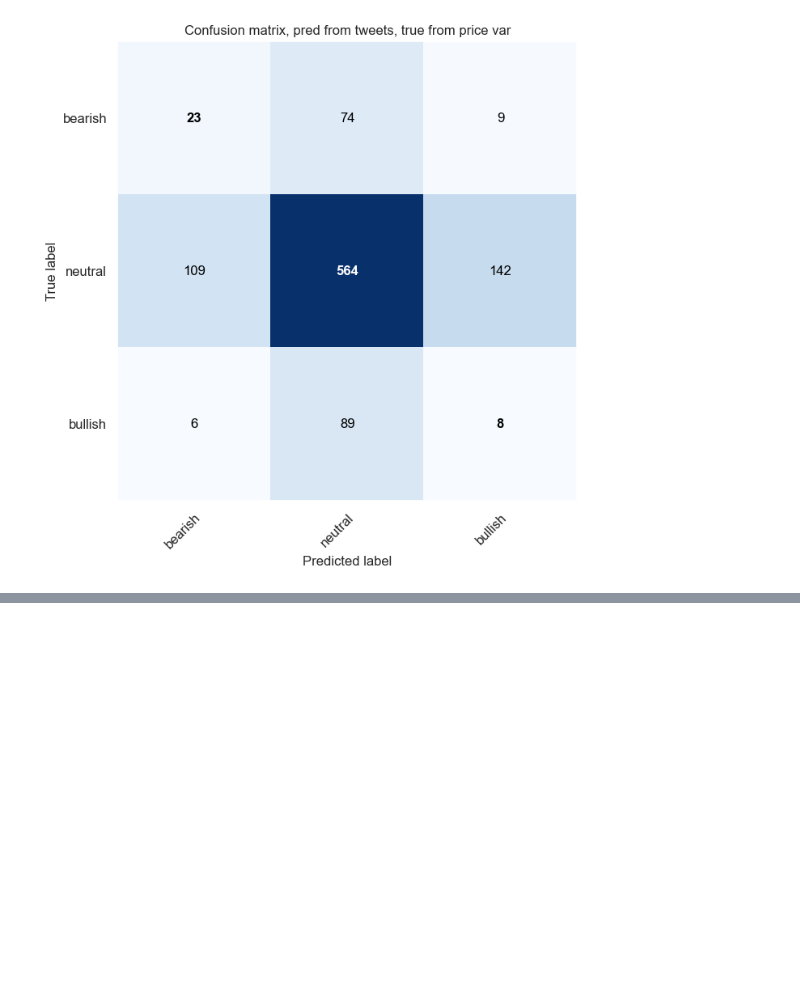
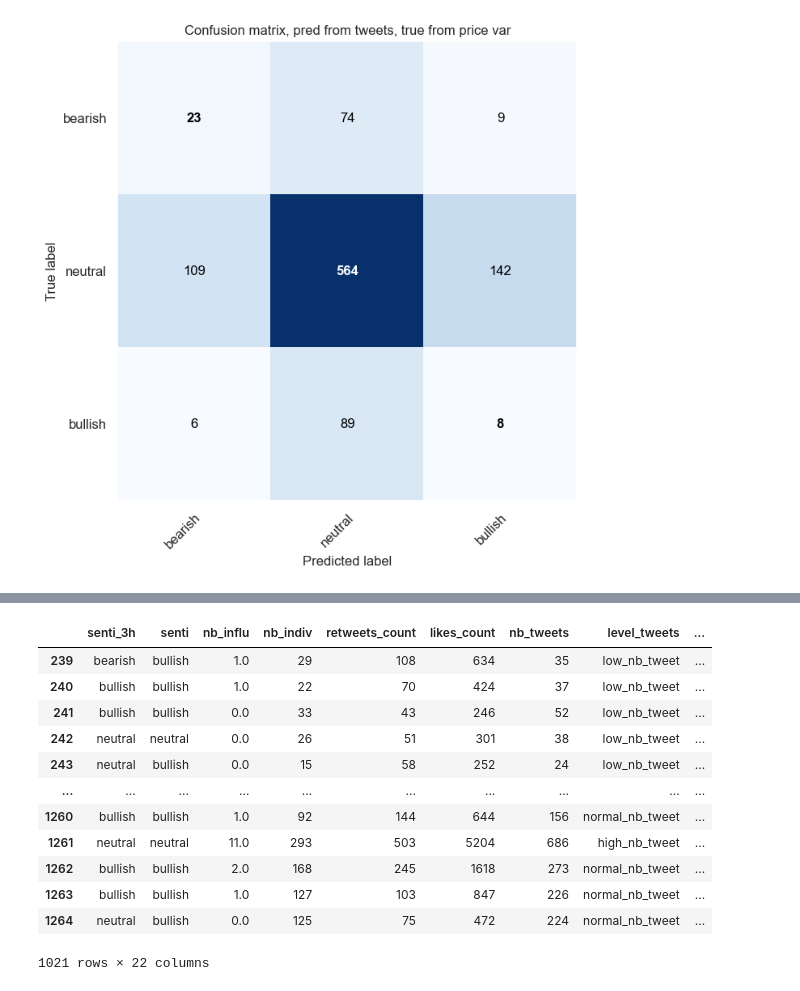
Before and after one commit to jeugregg/TokenSentiment, a Jupyter notebook: 01_data_exploration.ipynb, the cells around one changed output, grey strips where cells are left out. Drawn from its saved outputs; the diff is of its cells as text; code cells hidden in the pictures; blank space fills up the shorter version.

```diff
--- a/01_data_exploration.ipynb
+++ b/01_data_exploration.ipynb
@@ -2058,0 +2100,17 @@ Confusion matrix, without normalization
+# %%
+df_nb = df_senti.merge(df_nb, how='inner', left_index=True, right_on='Date', suffixes=(False, False))
+df_nb
+# %% [output]
+|  | senti_3h | senti | nb_influ | nb_indiv | retweets_count | likes_count | nb_tweets | level_tweets | ... |
+| 239 | bearish | bullish | 1.0 | 29 | 108 | 634 | 35 | low_nb_tweet | ... |
+| 240 | bullish | bullish | 1.0 | 22 | 70 | 424 | 37 | low_nb_tweet | ... |
+| 241 | bullish | bullish | 0.0 | 33 | 43 | 246 | 52 | low_nb_tweet | ... |
+| 242 | neutral | neutral | 0.0 | 26 | 51 | 301 | 38 | low_nb_tweet | ... |
+| 243 | neutral | bullish | 0.0 | 15 | 58 | 252 | 24 | low_nb_tweet | ... |
+| ... | ... | ... | ... | ... | ... | ... | ... | ... | ... |
+| 1260 | bullish | bullish | 1.0 | 92 | 144 | 644 | 156 | normal_nb_tweet | ... |
+| 1261 | neutral | neutral | 11.0 | 293 | 503 | 5204 | 686 | high_nb_tweet | ... |
+| 1262 | bullish | bullish | 2.0 | 168 | 245 | 1618 | 273 | normal_nb_tweet | ... |
+| 1263 | bullish | bullish | 1.0 | 127 | 103 | 847 | 226 | normal_nb_tweet | ... |
+| 1264 | neutral | bullish | 0.0 | 125 | 75 | 472 | 224 | normal_nb_tweet | ... |
+1021 rows × 22 columns
```
Also changed, not shown: parts of 4 cells of this notebook.
